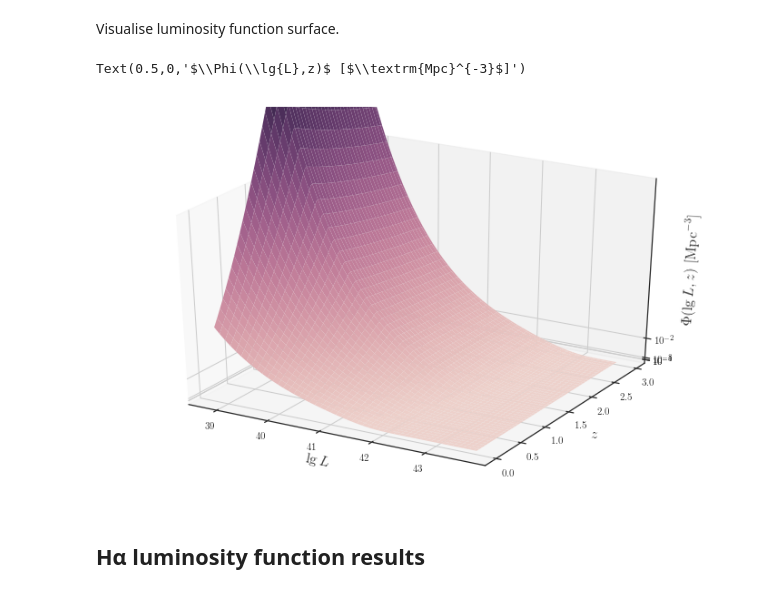
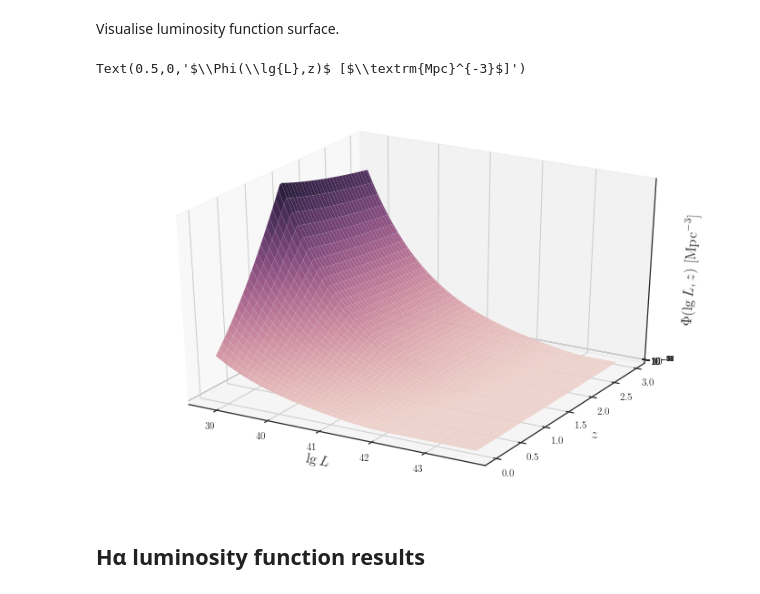
Before and after one commit to MikeSWang/HorizonGRound, a Jupyter notebook: notebooks/H-alpha_luminosity_function.ipynb, the cells around one changed output. Saved outputs shown, nothing was run; the diff lists cells and outputs as text; code cells hidden in the pictures.

```diff
--- a/notebooks/H-alpha_luminosity_function.ipynb
+++ b/notebooks/H-alpha_luminosity_function.ipynb
@@ -66,29 +63,28 @@ Visualise luminosity function surface.
 # %%
 NUM_MESH = 100
 
 luminosities = np.linspace(*LOG10_LUMINOSITY_RANGE, num=NUM_MESH, endpoint=False)
 redshifts = np.linspace(*REDSHIFT_RANGE, num=NUM_MESH, endpoint=False)
 L, z = np.meshgrid(luminosities, redshifts)
 Phi = luminosity_function_model(L, z)
 
 fig = plt.figure("Luminosity function surface", figsize=(12, 7.75))
 ax = plt.axes(projection='3d')
 
 ax.plot_surface(
     L, z, Phi,
     cmap=sns.cubehelix_palette(as_cmap=True),
     edgecolor='none'
 )
 
 ax.set_xlabel(r"$\lg{L}$", fontsize=16)
 ax.set_ylabel(r"$z$", fontsize=16)
 
-ax.set_zlim(*DENSITY_RANGE)
 ax.set_zscale('log')
 ax.set_zlabel(r"$\Phi(\lg{L},z)$ [$\textrm{Mpc}^{-3}$]", fontsize=16)
 # %% [output]
 Text(0.5,0,'$\\Phi(\\lg{L},z)$ [$\\textrm{Mpc}^{-3}$]')
-[figure, old version]
+[figure, new version]
 # %% [markdown]
 ## H&alpha; luminosity function results
 # %%
```
Also changed, not shown: parts of 1 cell of this notebook, 5 other files.
